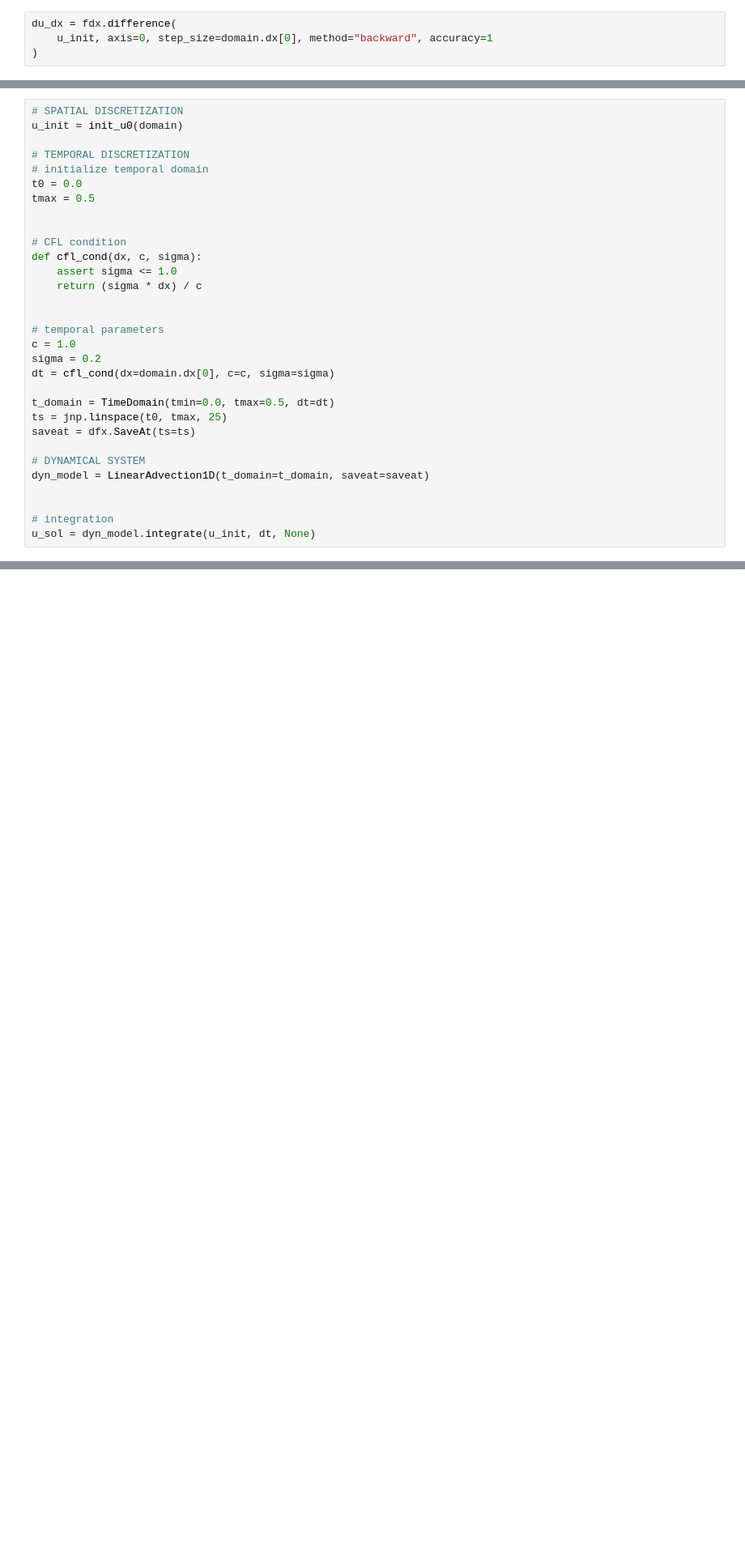
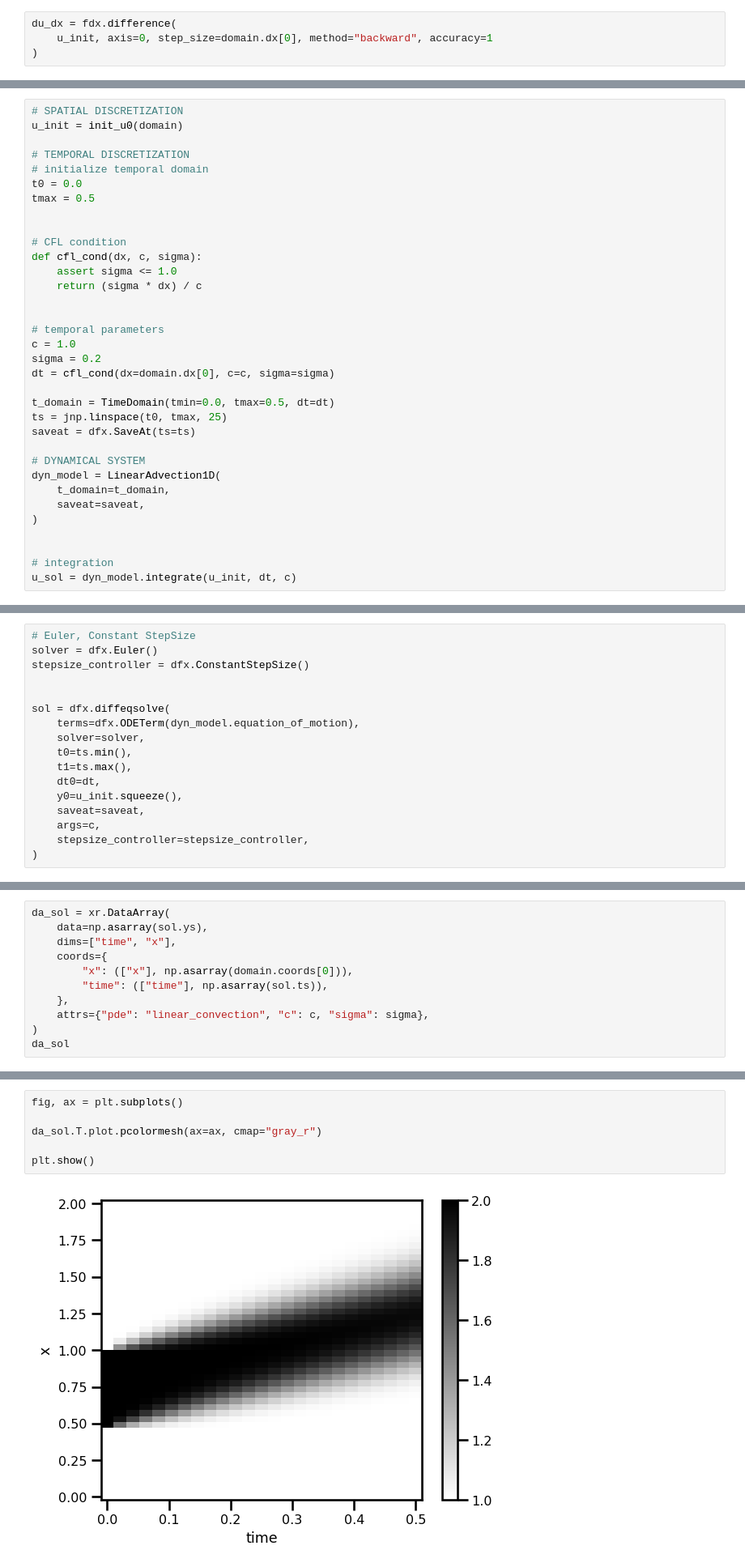
Before and after one commit to jejjohnson/jaxsw, a Jupyter notebook: notebooks/dev/eman/12_steps_2_NS/1.1_linear_convection.ipynb, the cells around one changed output, grey strips where cells are left out. Shown at 81% size. Drawn from its saved outputs; the diff is of its cells as text; blank space fills up the shorter version.

Commit message:
updated advection.

```diff
--- a/notebooks/dev/eman/12_steps_2_NS/1.1_linear_convection.ipynb
+++ b/notebooks/dev/eman/12_steps_2_NS/1.1_linear_convection.ipynb
@@ -288,8 +259,11 @@ ts = jnp.linspace(t0, tmax, 25)
 saveat = dfx.SaveAt(ts=ts)
 
 # DYNAMICAL SYSTEM
-dyn_model = LinearAdvection1D(t_domain=t_domain, saveat=saveat)
+dyn_model = LinearAdvection1D(
+    t_domain=t_domain,
+    saveat=saveat,
+)
 
 
 # integration
-u_sol = dyn_model.integrate(u_init, dt, None)
+u_sol = dyn_model.integrate(u_init, dt, c)
@@ -328,0 +270,17 @@ plt.show()
+# %%
+# Euler, Constant StepSize
+solver = dfx.Euler()
+stepsize_controller = dfx.ConstantStepSize()
+
+
+sol = dfx.diffeqsolve(
+    terms=dfx.ODETerm(dyn_model.equation_of_motion),
+    solver=solver,
+    t0=ts.min(),
+    t1=ts.max(),
+    dt0=dt,
+    y0=u_init.squeeze(),
+    saveat=saveat,
+    args=c,
+    stepsize_controller=stepsize_controller,
+)
@@ -328,0 +289,11 @@ plt.show()
+# %%
+da_sol = xr.DataArray(
+    data=np.asarray(sol.ys),
+    dims=["time", "x"],
+    coords={
+        "x": (["x"], np.asarray(domain.coords[0])),
+        "time": (["time"], np.asarray(sol.ts)),
+    },
+    attrs={"pde": "linear_convection", "c": c, "sigma": sigma},
+)
+da_sol
@@ -328,0 +318,8 @@ plt.show()
+# %%
+fig, ax = plt.subplots()
+
+da_sol.T.plot.pcolormesh(ax=ax, cmap="gray_r")
+
+plt.show()
+# %% [output]
+[figure, added]
```
Also changed, not shown: parts of 14 cells of this notebook, 4 other files.
